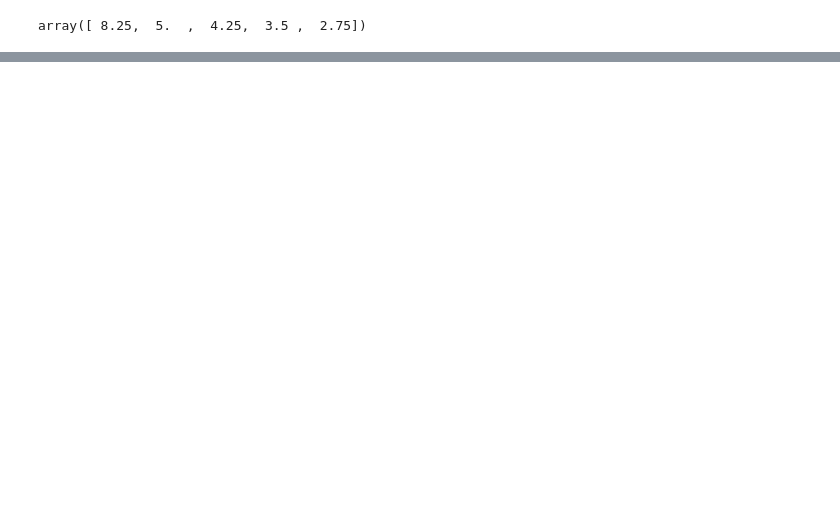
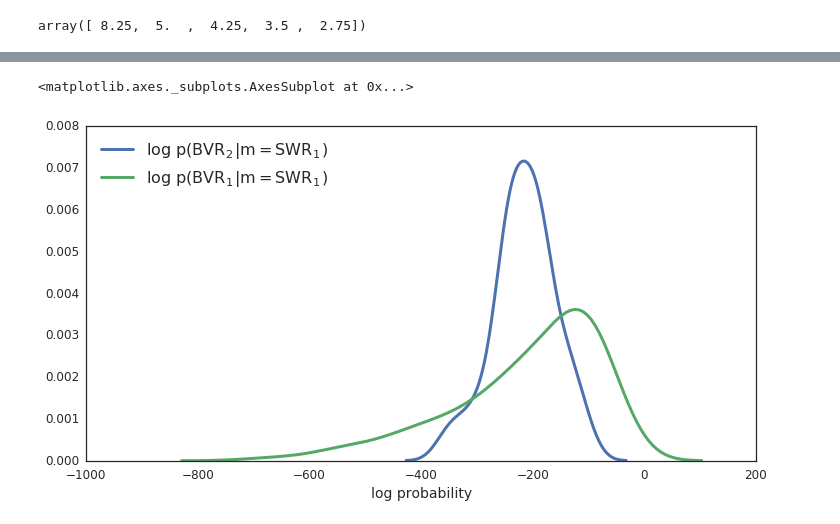
Before and after one commit to ckemere/hc-3, a Jupyter notebook: model-cross-eval.ipynb, the cells around one changed output, grey strips where cells are left out. Cells and saved outputs as stored; diff of their text form; code cells hidden in the pictures; blank space fills up the shorter version.

```diff
--- a/model-cross-eval.ipynb
+++ b/model-cross-eval.ipynb
@@ -360,0 +361,18 @@ sns.distplot( bvr1_in_swr1_log_prob_test, bins=20, hist=False, kde=True, rug=Fal
+# %%
+params = {'mathtext.default': 'regular' }
+plt.rcParams.update(params)
+
+
+sns.set(rc={'figure.figsize': (12, 6),'lines.linewidth': 3, 'font.size': 16, 'axes.labelsize': 14, 'legend.fontsize': 16, 'ytick.labelsize': 12, 'xtick.labelsize': 12 })
+sns.set_style("white")
+f, ( ax1) = plt.subplots(1,1)
+
+sns.distplot( bvr2_in_swr1_log_prob_test, bins=20, hist=False, kde=True, rug=False, axlabel='log probability', ax=ax1, kde_kws={"lw": 3, "label": "log p($BVR_2 | m=SWR_1$)"}  );
+sns.distplot( bvr1_in_swr1_log_prob_test, bins=20, hist=False, kde=True, rug=False, axlabel='log probability', ax=ax1, kde_kws={"lw": 3, "label": "log p($BVR_1 | m=SWR_1$)"} );
+
+#ax1.set_title('BVR_test{1,2} in BVR_train{1}')
+
+#saveFigure("figures/?.pdf")
+# %% [output]
+<matplotlib.axes._subplots.AxesSubplot at 0x...>
+[figure, added]
```
Also changed, not shown: parts of 7 cells of this notebook, 1 other file.
